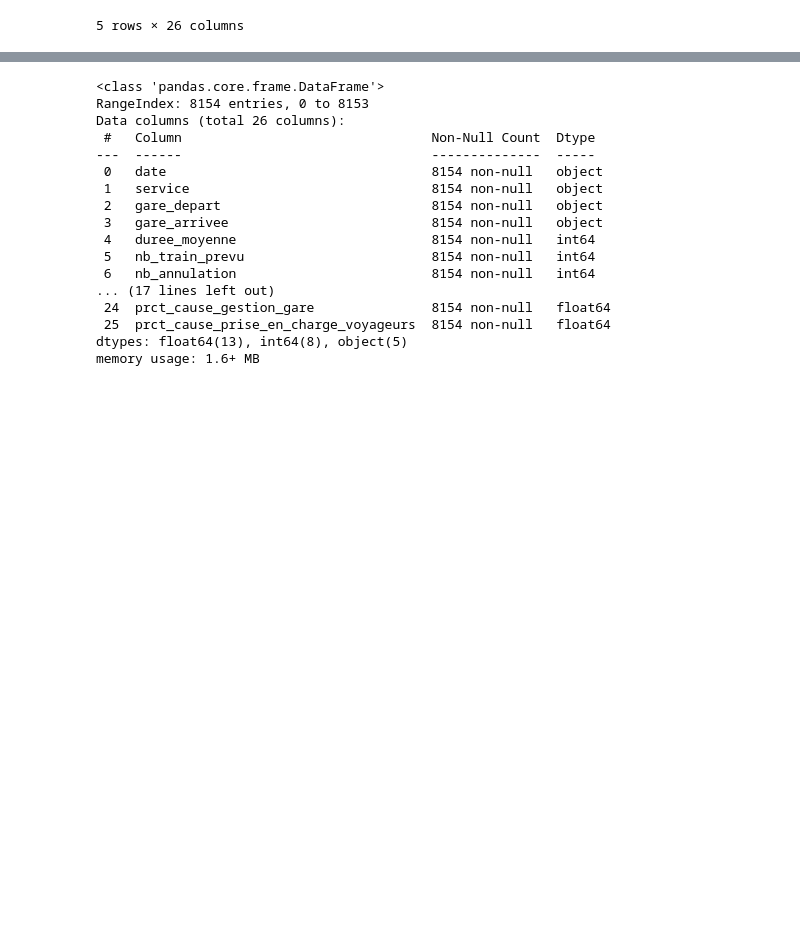
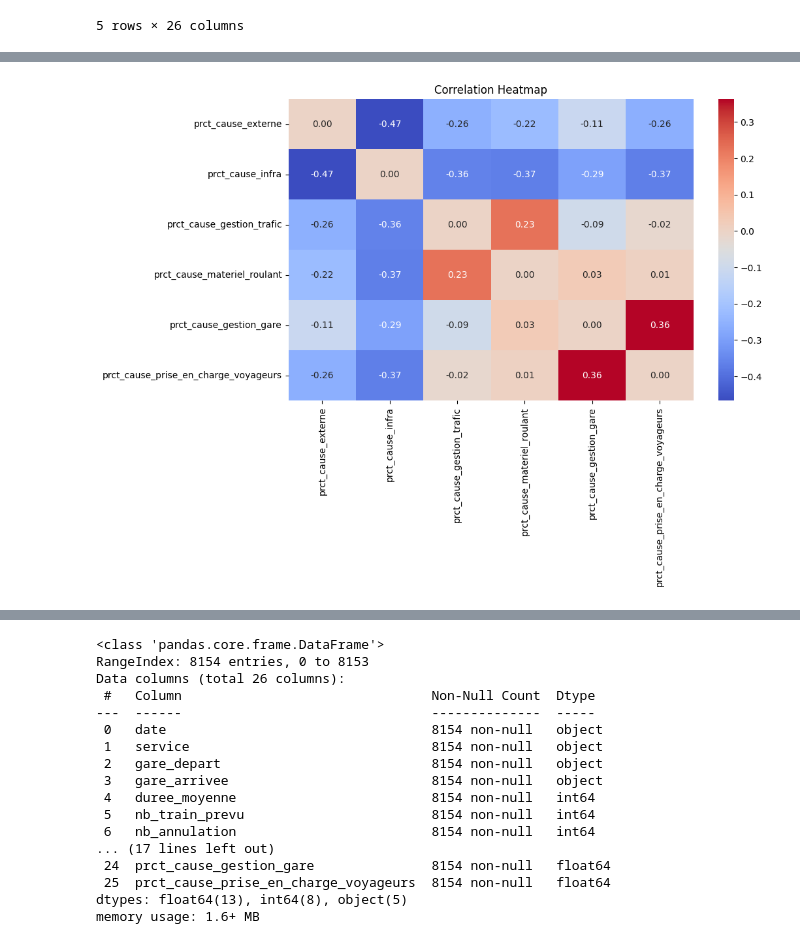
Before and after one commit to robincolinet/sncf_td1_gr1, a Jupyter notebook: data_exploration.ipynb, the cells around one changed output, grey strips where cells are left out. Drawn from its saved outputs; the diff is of its cells as text; code cells hidden in the pictures; blank space fills up the shorter version.

```diff
--- a/data_exploration.ipynb
+++ b/data_exploration.ipynb
@@ -103,4 +66,0 @@ for i,j in enumerate(list(data2['couple_gares'].value_counts().keys())):
-# %%
-from sklearn.preprocessing import LabelEncoder
-label_encoder = LabelEncoder()
-data2[column1] = label_encoder.fit_transform(data2[column1])
@@ -168,17 +66,0 @@ plt.show()
-# %%
-categorical_column = 'couple_gares'
-scalar_column = 'retard_parcours'
-
-fig, axes = plt.subplots(nrows=7, ncols=8, figsize=(21,30), sharex=False, sharey=True)
-
-for i, (gare, arrivees) in enumerate(lignes_au_depart.items()):
-    category_groups = [data2[(data2['gare_depart'] == gare) & (data2['gare_arrivee']==arrivee)][scalar_column] for arrivee in arrivees]
-    plt.sca(axes[i//7, i%7])
-    # Create a box plot to visualize the relationship.
-    plt.boxplot(category_groups, labels=arrivees, vert=True, showfliers=False)
-    plt.title(f'Au depart de {gare}')
-    plt.xlabel(categorical_column)
-    plt.ylabel(scalar_column)
-    plt.ylim(0,0.5)
-
-plt.show()
@@ -187,0 +67,5 @@ IndexError: index 7 is out of bounds for axis 0 with size 7
+# %%
+data3= data2[data2['couple_gares'] == 'BORDEAUX ST JEAN-PARIS MONTPARNASSE']
+# %%
+for cause in ['prct_cause_externe', 'prct_cause_infra', 'prct_cause_gestion_trafic', 'prct_cause_materiel_roulant', 'prct_cause_gestion_gare', 'prct_cause_prise_en_charge_voyageurs']:
+    data3[cause]/=data3[cause].max()
@@ -187,0 +90,13 @@ IndexError: index 7 is out of bounds for axis 0 with size 7
+# %%
+correlation_matrix = data3[['prct_cause_externe', 'prct_cause_infra', 'prct_cause_gestion_trafic', 'prct_cause_materiel_roulant', 'prct_cause_gestion_gare', 'prct_cause_prise_en_charge_voyageurs']].corr()
+
+for i in range(correlation_matrix.shape[0]):
+    correlation_matrix.iloc[i,i] = 0
+
+plt.figure(figsize=(10, 6))
+sns.heatmap(correlation_matrix, annot=True, cmap="coolwarm", fmt=".2f")
+
+plt.title('Correlation Heatmap')
+plt.show()
+# %% [output]
+[figure, added]
```
Also changed, not shown: parts of 24 cells of this notebook, 1 other file.
